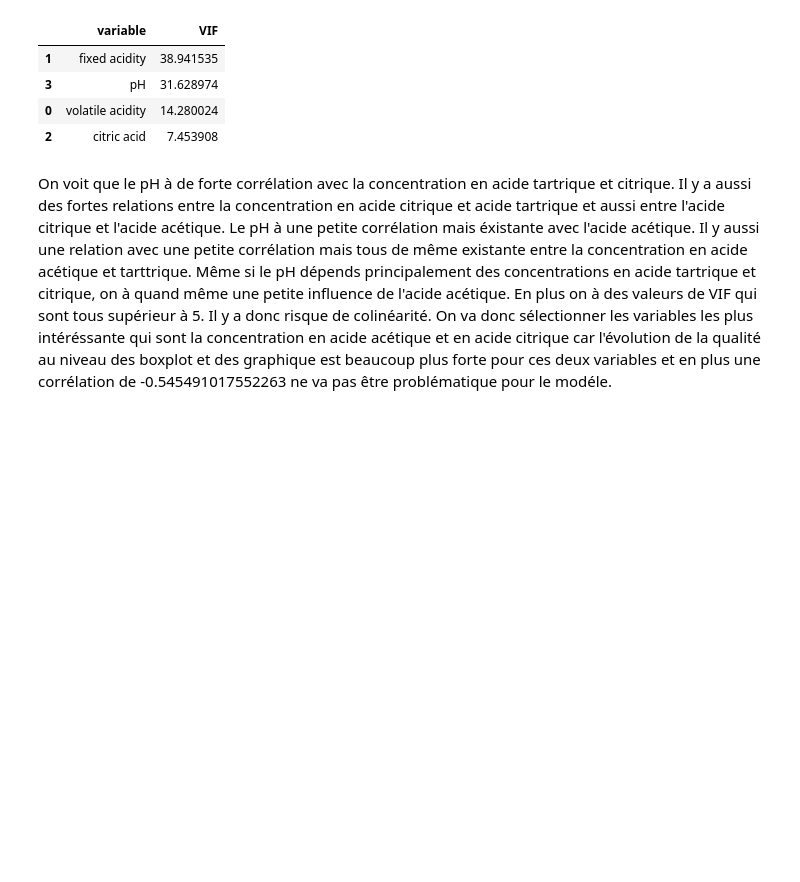
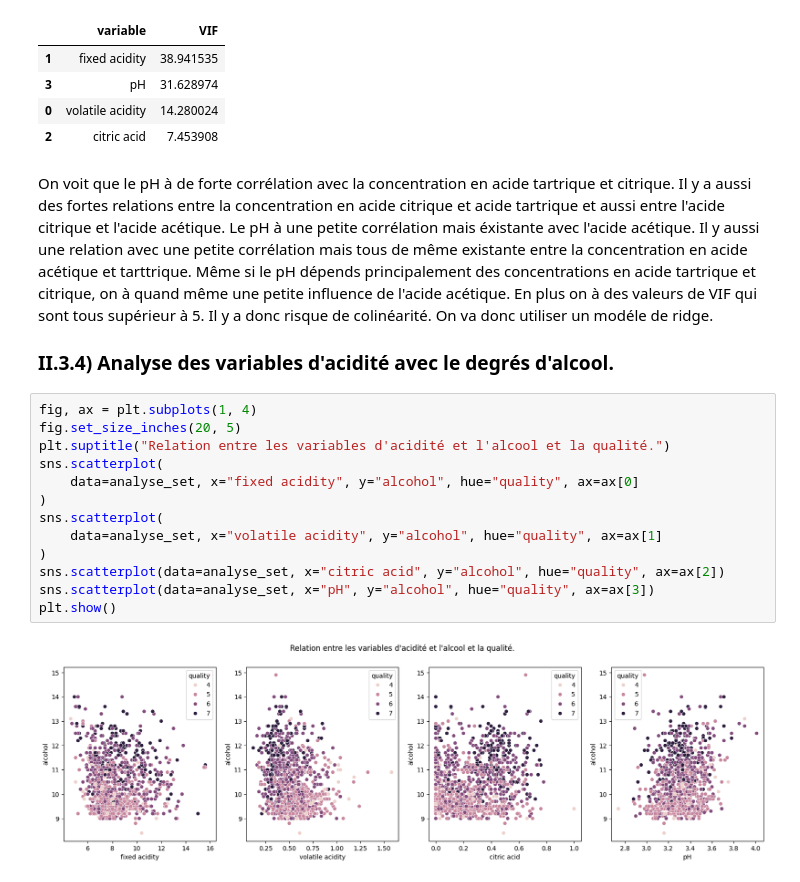
Before and after one commit to fmazur57u/WineQualityPrediction, a Jupyter notebook: winePrediction.ipynb, the cells around one changed output. Saved outputs shown, nothing was run; the diff lists cells and outputs as text; blank space fills up the shorter version.

```diff
--- a/winePrediction.ipynb
+++ b/winePrediction.ipynb
@@ -464,4 +457,21 @@ PearsonRResult(statistic=np.float64(-0.540161287815564), pvalue=np.float64(8.913
 | 0 | volatile acidity | 14.280024 |
 | 2 | citric acid | 7.453908 |
 # %% [markdown]
-On voit que le pH à de forte corrélation avec la concentration en acide tartrique et citrique. Il y a aussi des fortes relations entre la concentration en acide citrique et acide tartrique et aussi entre l'acide citrique et l'acide acétique. Le pH à une petite corrélation mais éxistante avec l'acide acétique. Il y aussi une relation avec une petite corrélation mais tous de même existante entre la concentration en acide acétique et tarttrique. Même si le pH dépends principalement des concentrations en acide tartrique et citrique, on à quand même une petite influence de l'acide acétique. En plus on à des valeurs de VIF qui sont tous supérieur à 5. Il y a donc risque de colinéarité. On va donc sélectionner les variables les plus intéréssante qui sont la concentration en acide acétique et en acide citrique car l'évolution de la qualité au niveau des boxplot et des graphique est beaucoup plus forte pour ces deux variables et en plus une corrélation de -0.545491017552263 ne va pas être problématique pour le modéle.
+On voit que le pH à de forte corrélation avec la concentration en acide tartrique et citrique. Il y a aussi des fortes relations entre la concentration en acide citrique et acide tartrique et aussi entre l'acide citrique et l'acide acétique. Le pH à une petite corrélation mais éxistante avec l'acide acétique. Il y aussi une relation avec une petite corrélation mais tous de même existante entre la concentration en acide acétique et tarttrique. Même si le pH dépends principalement des concentrations en acide tartrique et citrique, on à quand même une petite influence de l'acide acétique. En plus on à des valeurs de VIF qui sont tous supérieur à 5. Il y a donc risque de colinéarité. On va donc utiliser un modéle de ridge.
+
+### II.3.4) Analyse des variables d'acidité avec le degrés d'alcool.
+# %%
+fig, ax = plt.subplots(1, 4)
+fig.set_size_inches(20, 5)
+plt.suptitle("Relation entre les variables d'acidité et l'alcool et la qualité.")
+sns.scatterplot(
+    data=analyse_set, x="fixed acidity", y="alcohol", hue="quality", ax=ax[0]
+)
+sns.scatterplot(
+    data=analyse_set, x="volatile acidity", y="alcohol", hue="quality", ax=ax[1]
+)
+sns.scatterplot(data=analyse_set, x="citric acid", y="alcohol", hue="quality", ax=ax[2])
+sns.scatterplot(data=analyse_set, x="pH", y="alcohol", hue="quality", ax=ax[3])
+plt.show()
+# %% [output]
+[figure, added]
```
Also changed, not shown: parts of 2 cells of this notebook.
